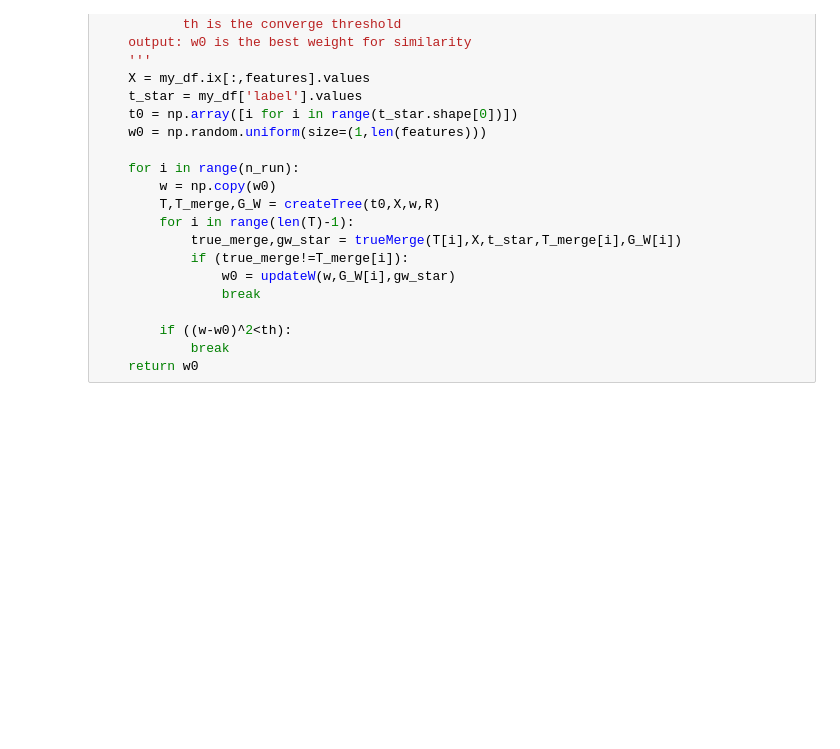
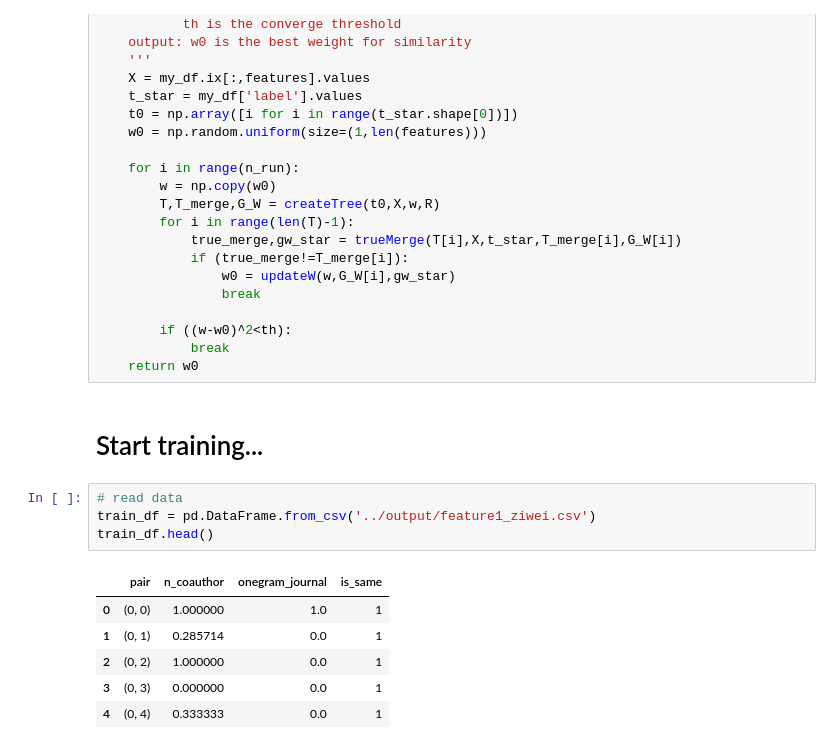
Before and after one commit to TZstatsADS/Spr2017-proj4-team-11, a Jupyter notebook: doc/Algorithm.ipynb, the cells around one changed output. Saved outputs shown, nothing was run; the diff lists cells and outputs as text; blank space fills up the shorter version.

```diff
--- a/doc/Algorithm.ipynb
+++ b/doc/Algorithm.ipynb
@@ -498,3 +324,16 @@ def train_errorDriven(my_df,features,n_run=100,R=500,th=0.00001):
         if ((w-w0)^2<th):
             break
     return w0
+# %% [markdown]
+# Start training...
+# %%
+# read data
+train_df = pd.DataFrame.from_csv('../output/feature1_ziwei.csv')
+train_df.head()
+# %% [output]
+|  | pair | n_coauthor | onegram_journal | is_same |
+| 0 | (0, 0) | 1.000000 | 1.0 | 1 |
+| 1 | (0, 1) | 0.285714 | 0.0 | 1 |
+| 2 | (0, 2) | 1.000000 | 0.0 | 1 |
+| 3 | (0, 3) | 0.000000 | 0.0 | 1 |
+| 4 | (0, 4) | 0.333333 | 0.0 | 1 |
```
Also changed, not shown: parts of 51 cells of this notebook, 3 other files.
